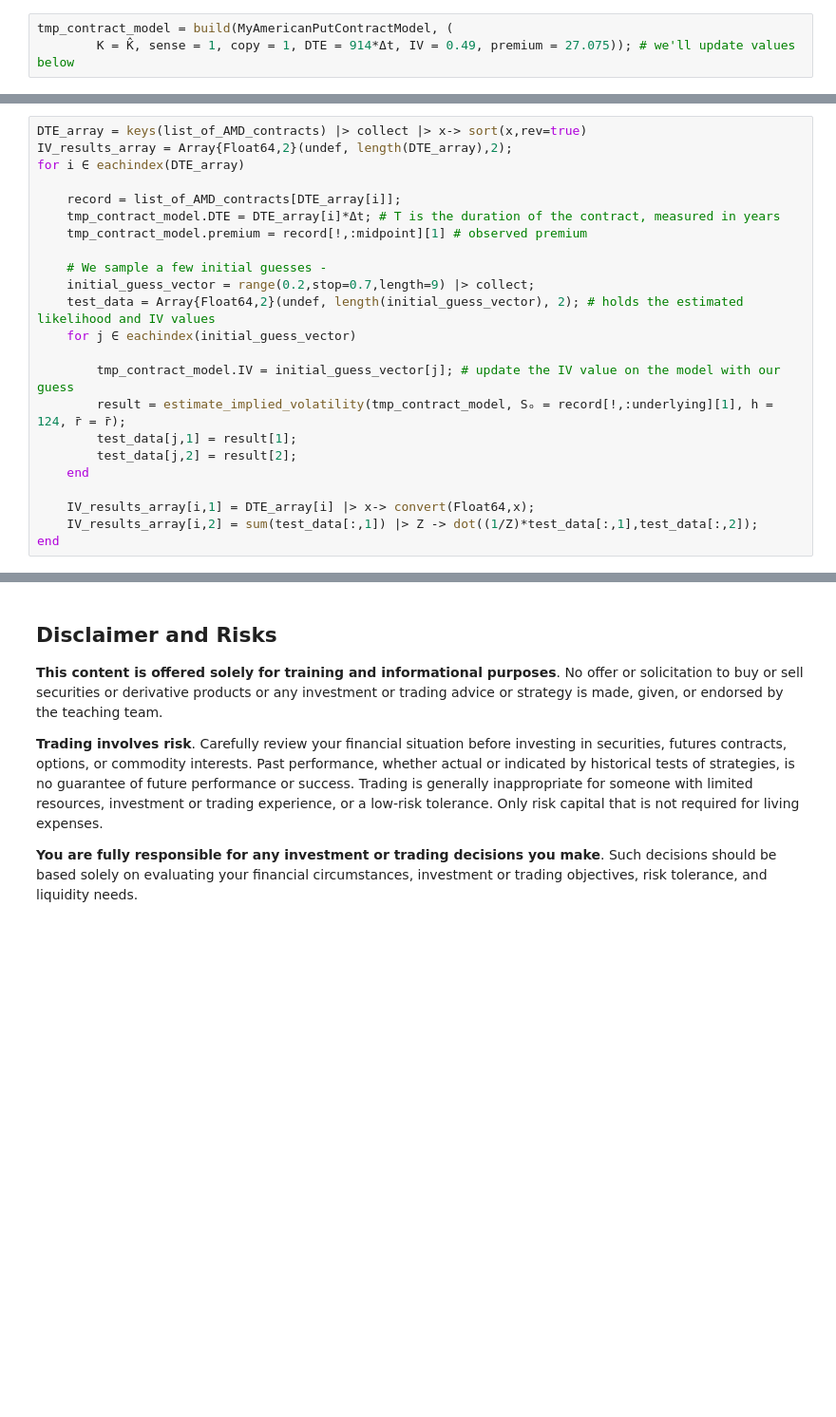
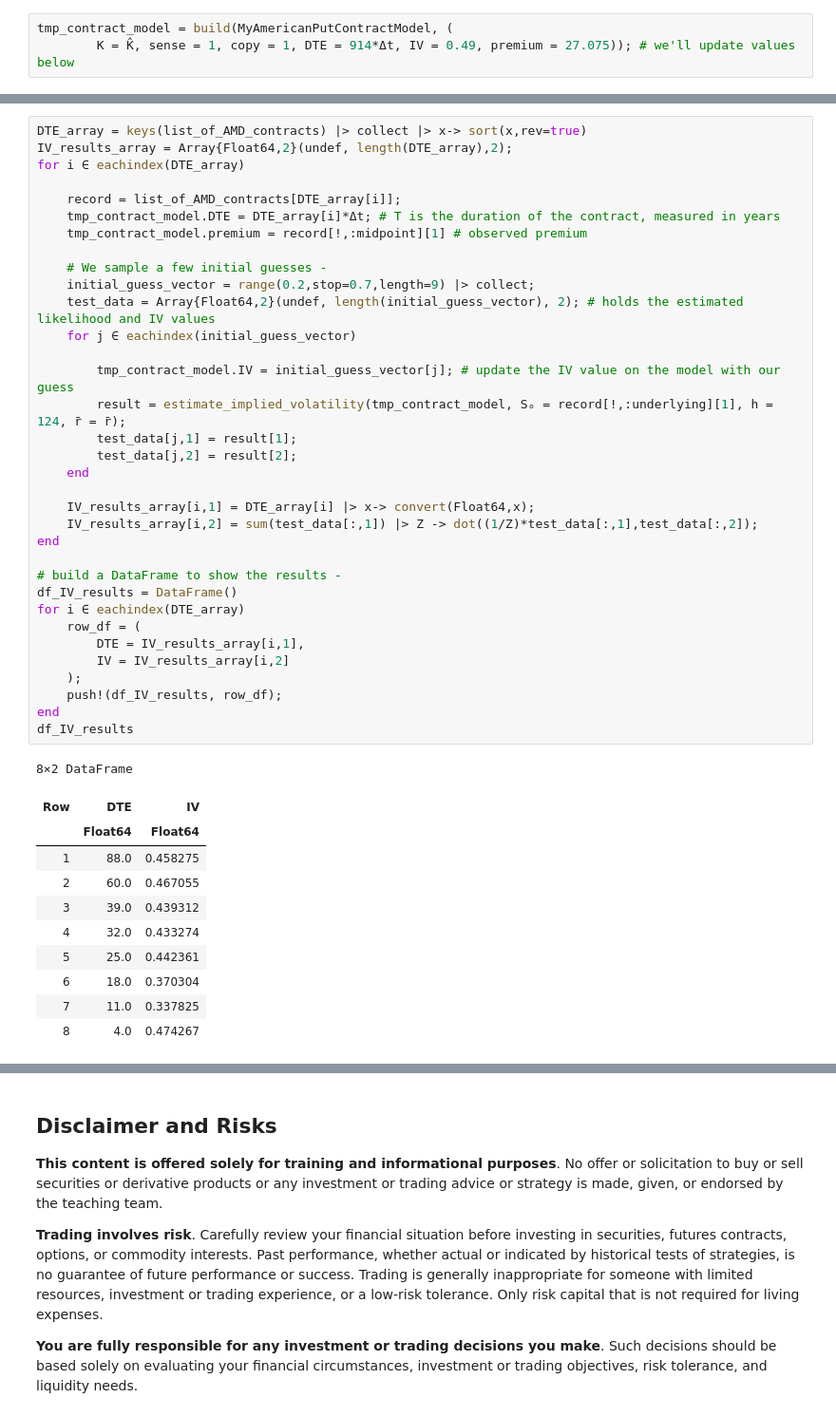
Before and after one commit to varnerlab/CHEME-130-eCornell-Repository, a Jupyter notebook: courses/CHEME-134/module-1/CHEME-134-Module-1-WorkedExample.ipynb, the cells around one changed output, grey strips where cells are left out. Shown at 95% size. Cells and saved outputs as stored; diff of their text form; blank space fills up the shorter version.

```diff
--- a/courses/CHEME-134/module-1/CHEME-134-Module-1-WorkedExample.ipynb
+++ b/courses/CHEME-134/module-1/CHEME-134-Module-1-WorkedExample.ipynb
@@ -272,24 +282,47 @@ Now that we have the list of contracts with strike $\hat{K}$ as a function of th
 # %%
 DTE_array = keys(list_of_AMD_contracts) |> collect |> x-> sort(x,rev=true)
 IV_results_array = Array{Float64,2}(undef, length(DTE_array),2);
 for i ∈ eachindex(DTE_array)
 
     record = list_of_AMD_contracts[DTE_array[i]];
     tmp_contract_model.DTE = DTE_array[i]*Δt; # T is the duration of the contract, measured in years
     tmp_contract_model.premium = record[!,:midpoint][1] # observed premium
 
     # We sample a few initial guesses -
     initial_guess_vector = range(0.2,stop=0.7,length=9) |> collect;
     test_data = Array{Float64,2}(undef, length(initial_guess_vector), 2); # holds the estimated likelihood and IV values
     for j ∈ eachindex(initial_guess_vector)
 
         tmp_contract_model.IV = initial_guess_vector[j]; # update the IV value on the model with our guess
         result = estimate_implied_volatility(tmp_contract_model, Sₒ = record[!,:underlying][1], h = 124, r̄ = r̄);
         test_data[j,1] = result[1];
         test_data[j,2] = result[2];
     end
 
     IV_results_array[i,1] = DTE_array[i] |> x-> convert(Float64,x);
     IV_results_array[i,2] = sum(test_data[:,1]) |> Z -> dot((1/Z)*test_data[:,1],test_data[:,2]);
 end
+
+# build a DataFrame to show the results -
+df_IV_results = DataFrame()
+for i ∈ eachindex(DTE_array)
+    row_df = (
+        DTE = IV_results_array[i,1],
+        IV = IV_results_array[i,2]
+    );
+    push!(df_IV_results, row_df);
+end
+df_IV_results
+# %% [output]
+8×2 DataFrame
+| Row | DTE | IV |
+|  | Float64 | Float64 |
+| 1 | 88.0 | 0.458275 |
+| 2 | 60.0 | 0.467055 |
+| 3 | 39.0 | 0.439312 |
+| 4 | 32.0 | 0.433274 |
+| 5 | 25.0 | 0.442361 |
+| 6 | 18.0 | 0.370304 |
+| 7 | 11.0 | 0.337825 |
+| 8 | 4.0 | 0.474267 |
 # %% [markdown]
```
Also changed, not shown: parts of 11 cells of this notebook, 2 other files.
